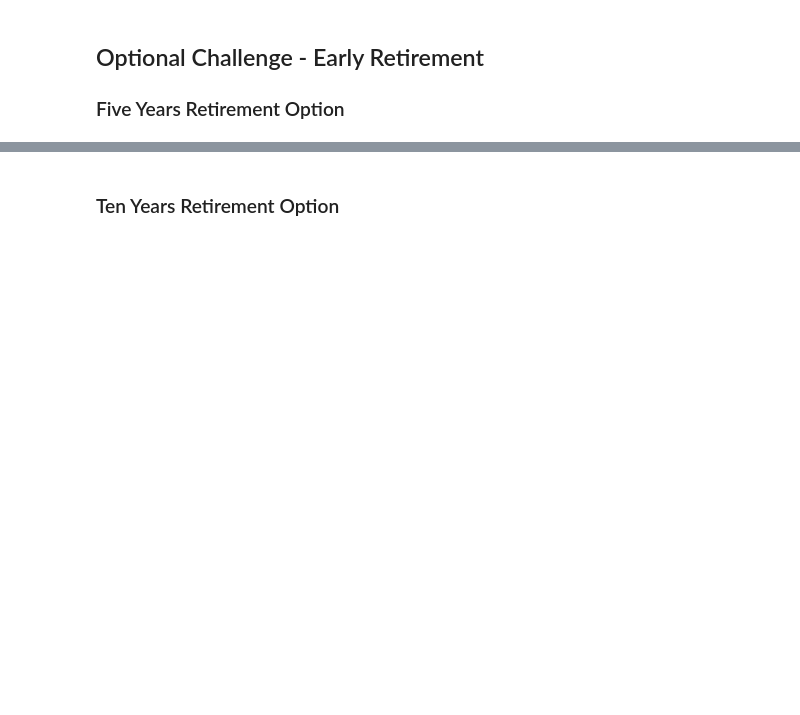
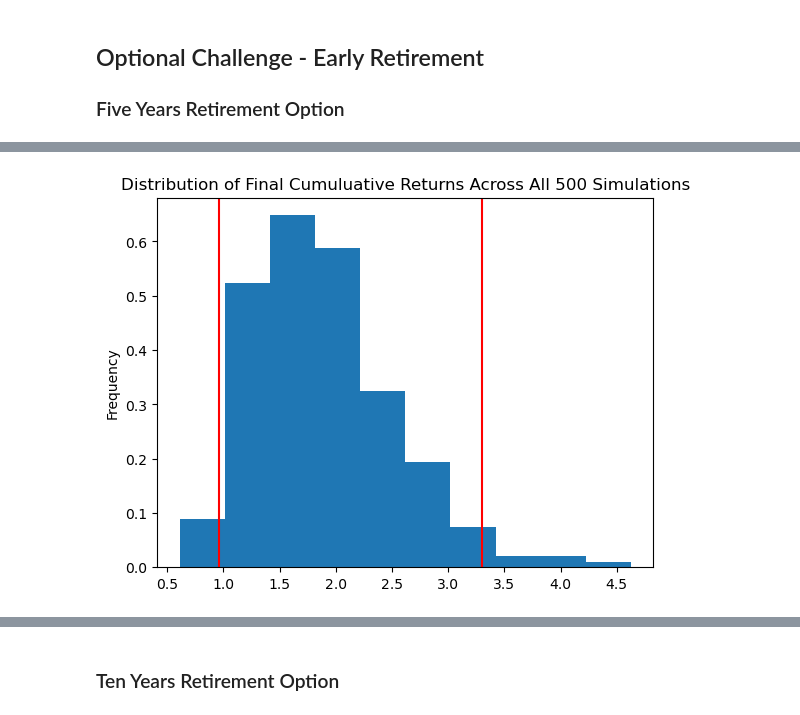
Before and after one commit to 0xNullLight/FinTech-Assignments, a Jupyter notebook: Unit_5/financial-planner.ipynb, the cells around one changed output, grey strips where cells are left out. Saved outputs shown, nothing was run; the diff lists cells and outputs as text; code cells hidden in the pictures; blank space fills up the shorter version.

```diff
--- a/Unit_5/financial-planner.ipynb
+++ b/Unit_5/financial-planner.ipynb
@@ -386,6 +449,9 @@ print(f"There is a 95% chance that an initial investment of ${initial_investment
 # %%
 # Plot probability distribution and confidence intervals
 # YOUR CODE HERE!
+dist_plot_5y = MC_portfolio_5y.plot_distribution()
+# %% [output]
+[figure, added]
 # %%
 # Fetch summary statistics from the Monte Carlo simulation results
 # YOUR CODE HERE!
```
Also changed, not shown: parts of 25 cells of this notebook, 1 other file.
